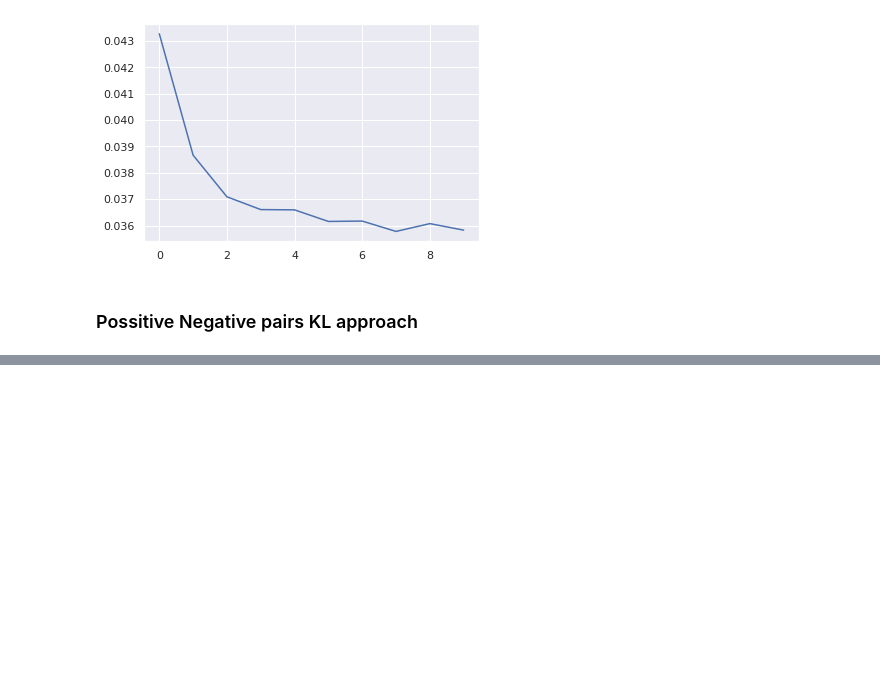
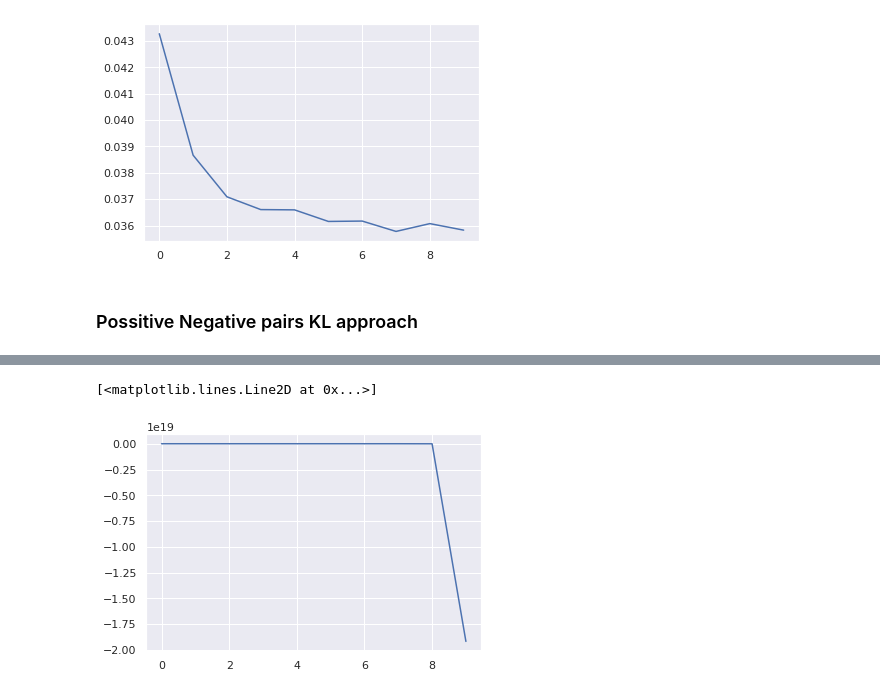
Before and after one commit to mdiephuis/SimCLR, a Jupyter notebook: notebooks/MI_KL_testing.ipynb, the cells around one changed output, grey strips where cells are left out. Cells and saved outputs as stored; diff of their text form; code cells hidden in the pictures; blank space fills up the shorter version.

```diff
--- a/notebooks/MI_KL_testing.ipynb
+++ b/notebooks/MI_KL_testing.ipynb
@@ -228,0 +243,6 @@ plt.plot(skl_pos_hist)
+# %%
+sns.set()
+plt.plot(loss_hist)
+# %% [output]
+[<matplotlib.lines.Line2D at 0x...>]
+[figure, added]
```
Also changed, not shown: parts of 3 cells of this notebook, 3 other files.
